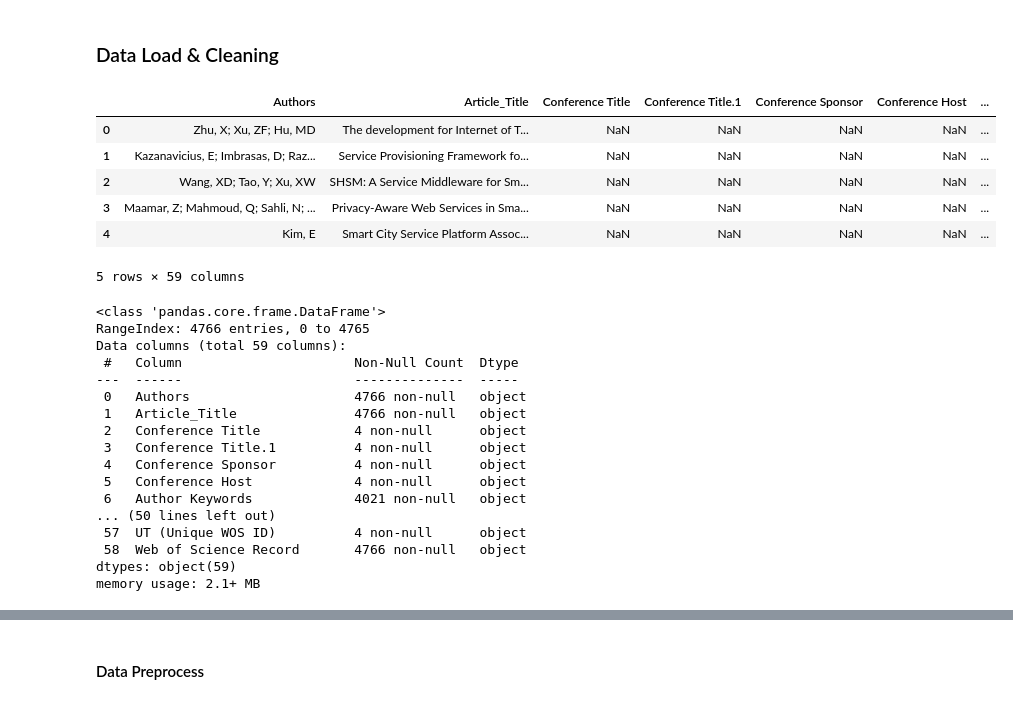
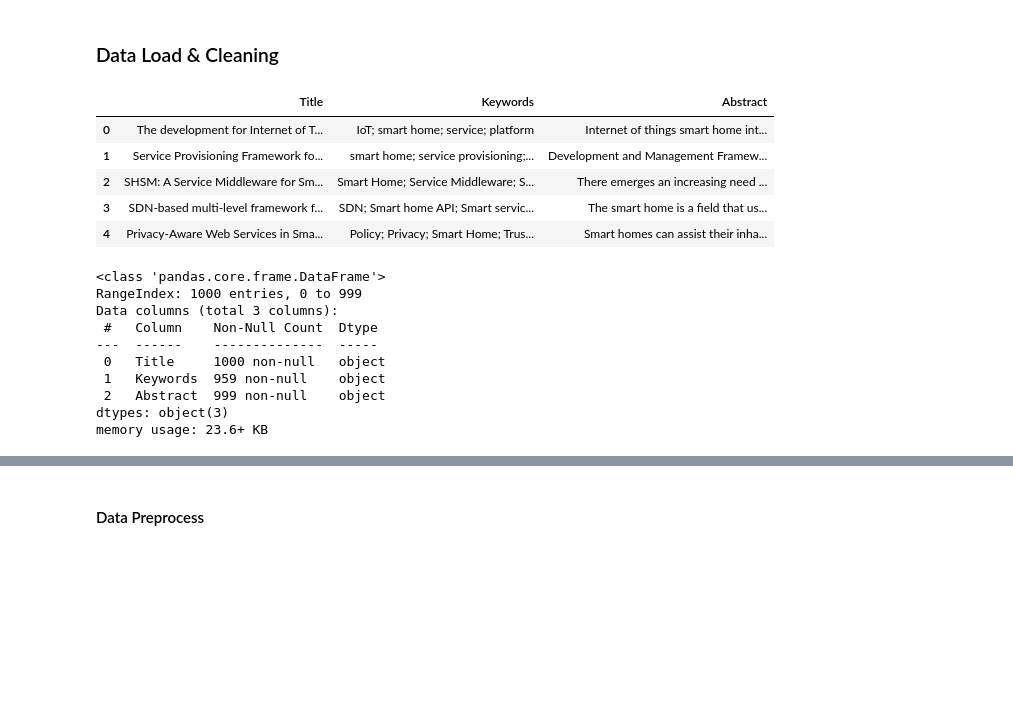
Before and after one commit to Geunhyeong-Han/shs-literature-text-mining, a Jupyter notebook: main.ipynb, the cells around one changed output, grey strips where cells are left out. Drawn from its saved outputs; the diff is of its cells as text; code cells hidden in the pictures; blank space fills up the shorter version.

```diff
--- a/main.ipynb
+++ b/main.ipynb
@@ -45,35 +46,27 @@ stemmer = PorterStemmer()
 # %% [markdown]
 ### Data Load & Cleaning
 # %%
-data = pd.read_csv("Total_Dataset.csv")
+data = pd.read_csv("pilot_textming.csv")
 data.head()
 # %% [output]
-|  | Authors | Article_Title | Conference Title | Conference Title.1 | Conference Sponsor | Conference Host | ... |
-| 0 | Zhu, X; Xu, ZF; Hu, MD | The development for Internet of T... | NaN | NaN | NaN | NaN | ... |
-| 1 | Kazanavicius, E; Imbrasas, D; Raz... | Service Provisioning Framework fo... | NaN | NaN | NaN | NaN | ... |
-| 2 | Wang, XD; Tao, Y; Xu, XW | SHSM: A Service Middleware for Sm... | NaN | NaN | NaN | NaN | ... |
-| 3 | Maamar, Z; Mahmoud, Q; Sahli, N; ... | Privacy-Aware Web Services in Sma... | NaN | NaN | NaN | NaN | ... |
-| 4 | Kim, E | Smart City Service Platform Assoc... | NaN | NaN | NaN | NaN | ... |
+|  | Title | Keywords | Abstract |
+| 0 | The development for Internet of T... | IoT; smart home; service; platform | Internet of things smart home int... |
+| 1 | Service Provisioning Framework fo... | smart home; service provisioning;... | Development and Management Framew... |
+| 2 | SHSM: A Service Middleware for Sm... | Smart Home; Service Middleware; S... | There emerges an increasing need ... |
+| 3 | SDN-based multi-level framework f... | SDN; Smart home API; Smart servic... | The smart home is a field that us... |
+| 4 | Privacy-Aware Web Services in Sma... | Policy; Privacy; Smart Home; Trus... | Smart homes can assist their inha... |
-5 rows × 59 columns
 # %%
 data.info()
 # %% [output]
 <class 'pandas.core.frame.DataFrame'>
-RangeIndex: 4766 entries, 0 to 4765
-Data columns (total 59 columns):
- #   Column                      Non-Null Count  Dtype
----  ------                      --------------  -----
- 0   Authors                     4766 non-null   object
- 1   Article_Title               4766 non-null   object
- 2   Conference Title            4 non-null      object
- 3   Conference Title.1          4 non-null      object
- 4   Conference Sponsor          4 non-null      object
- 5   Conference Host             4 non-null      object
- 6   Author Keywords             4021 non-null   object
-... (50 lines left out)
- 57  UT (Unique WOS ID)          4 non-null      object
- 58  Web of Science Record       4766 non-null   object
-dtypes: object(59)
-memory usage: 2.1+ MB
+RangeIndex: 1000 entries, 0 to 999
+Data columns (total 3 columns):
+ #   Column    Non-Null Count  Dtype
+---  ------    --------------  -----
+ 0   Title     1000 non-null   object
+ 1   Keywords  959 non-null    object
+ 2   Abstract  999 non-null    object
+dtypes: object(3)
+memory usage: 23.6+ KB
 # %%
 data.dropna(subset=['Abstract'], inplace=True)
```
Also changed, not shown: parts of 11 cells of this notebook.
